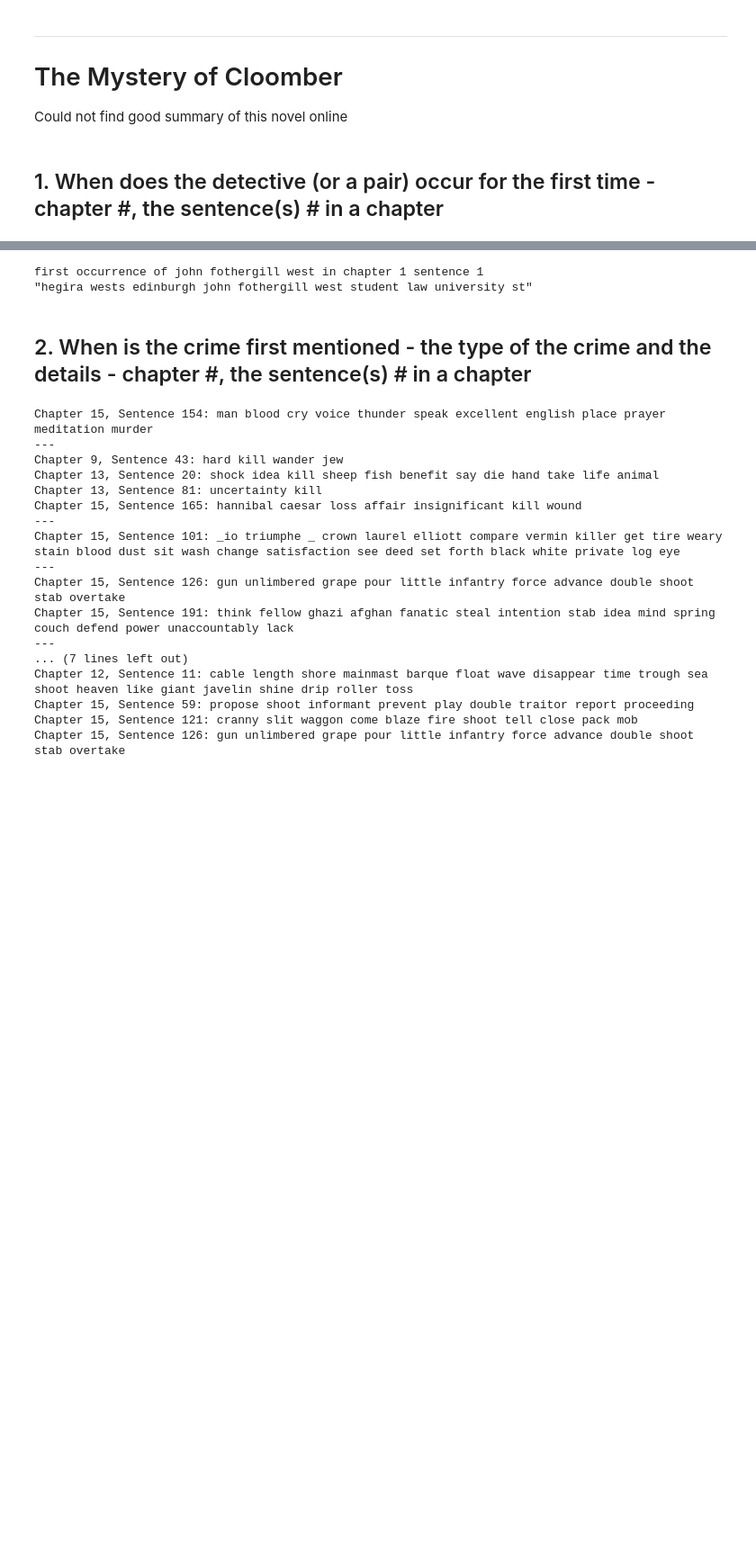
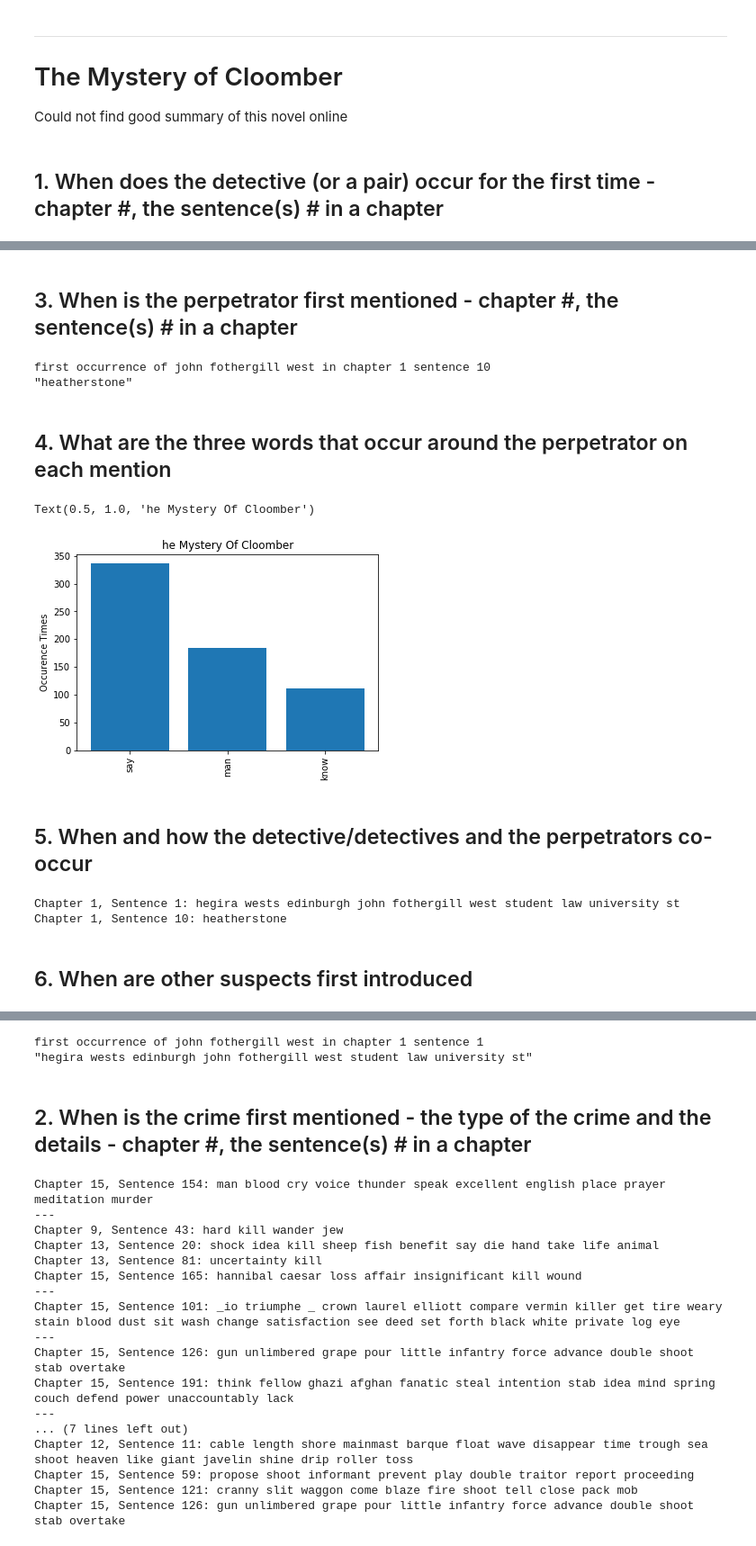
Before and after one commit to hunterprice04/cosc524-projects, a Jupyter notebook: project1/scratch.ipynb, the cells around one changed output, grey strips where cells are left out. Shown at 90% size. Drawn from its saved outputs; the diff is of its cells as text; code cells hidden in the pictures; blank space fills up the shorter version.

```diff
--- a/project1/scratch.ipynb
+++ b/project1/scratch.ipynb
@@ -726,0 +822,36 @@ raw_text, raw_chapters, raw_chapter_sentences, marked_text = read_cleaned_text(b
+# %% [markdown]
+## 3. When is the perpetrator first mentioned - chapter #, the sentence(s) # in a chapter
+# %%
+m = get_matches(marked_text, 'heatherstone')[0]
+chap, sent = get_chapter_sentence(m)
+print(f'first occurrence of john fothergill west in chapter {chap+1} sentence {sent+1}')
+print(f'"{m.group(0).split("))) ")[1]}"')
+# %% [output]
+first occurrence of john fothergill west in chapter 1 sentence 10
+"heatherstone"
+# %% [markdown]
+## 4. What are the three words that occur around the perpetrator on each mention
+# %%
+from groupings import *
+dict_1 = count_occurences(find_groupings(marked_text, 'heatherstone'))
+first3pairs = {k: dict_1[k] for k in list(dict_1)[:3]}
+x = first3pairs.keys()
+y = first3pairs.values()
+plt.bar(x, y)
+plt.xticks(rotation=90)
+plt.ylabel('Occurence Times')
+plt.title('he Mystery Of Cloomber')
+# %% [output]
+Text(0.5, 1.0, 'he Mystery Of Cloomber')
+[figure, added]
+# %% [markdown]
+## 5. When and how the detective/detectives and the perpetrators co-occur
+# %%
+m_1 = get_matches(marked_text, 'fothergill')
+m_2 = get_matches(marked_text, 'heatherstone')
+co_occur (m_1, m_2)
+# %% [output]
+Chapter 1, Sentence 1: hegira wests edinburgh john fothergill west student law university st
+Chapter 1, Sentence 10: heatherstone
+# %% [markdown]
+## 6. When are other suspects first introduced
```
Also changed, not shown: parts of 49 cells of this notebook, 5 other files.
